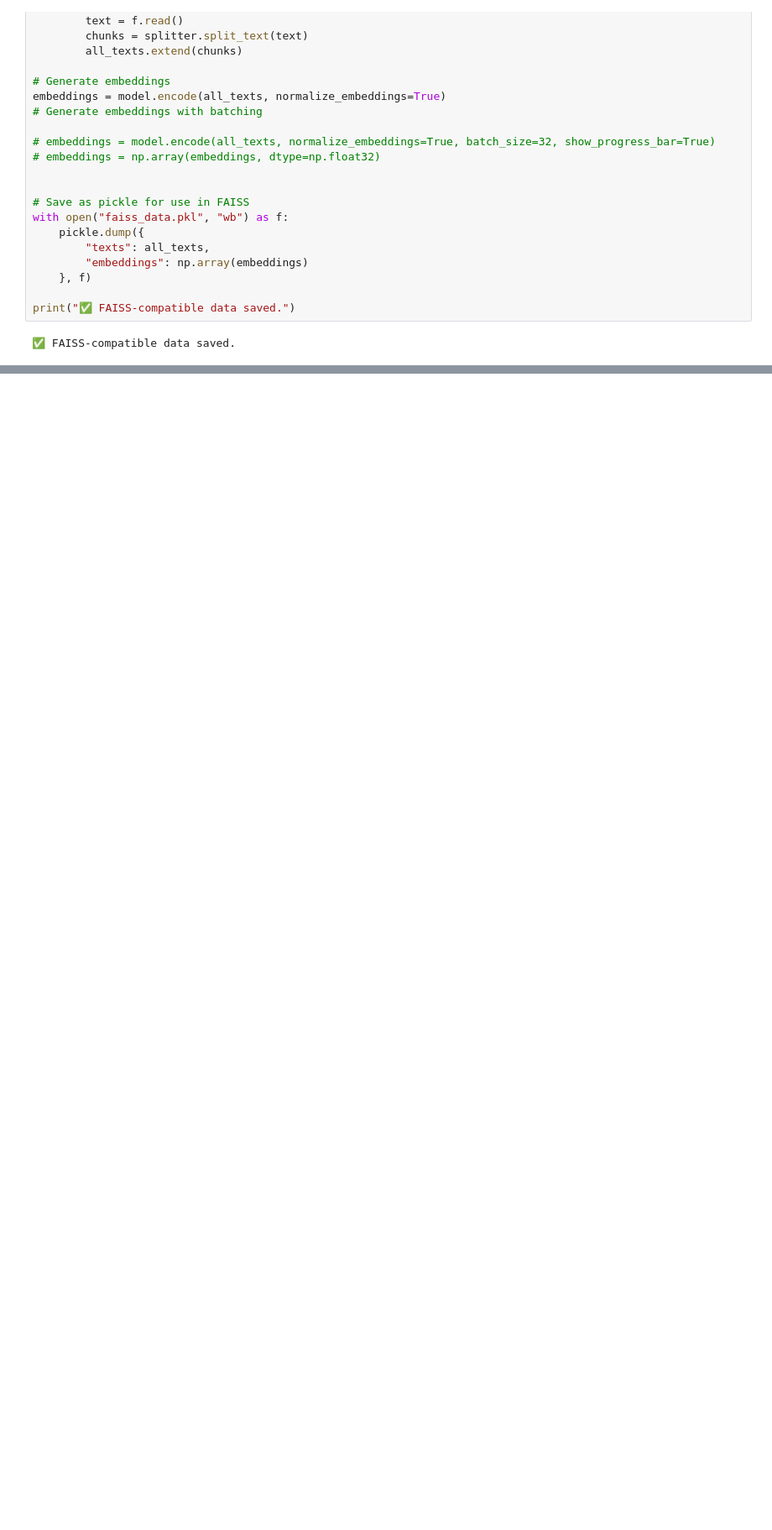
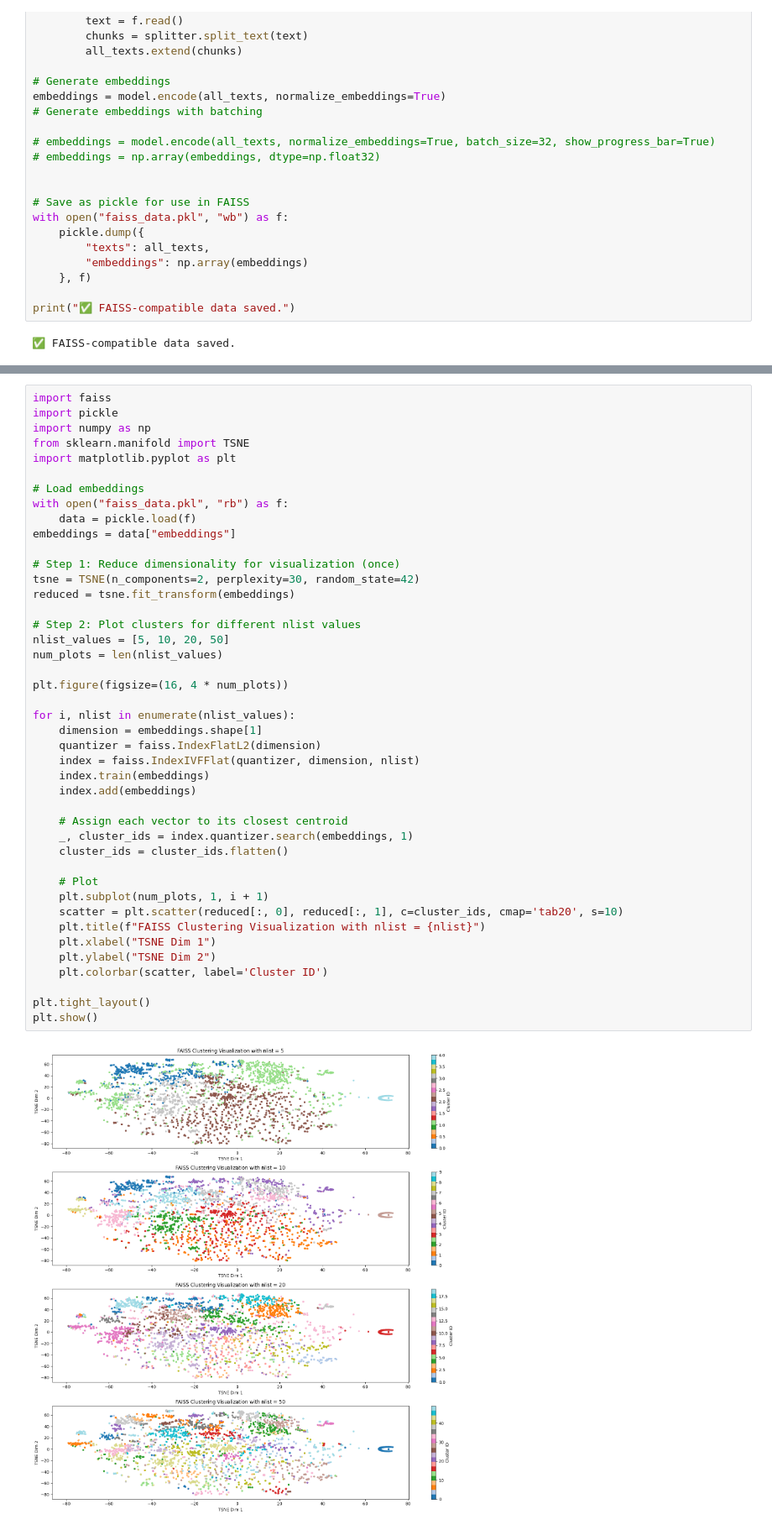
Before and after one commit to EyasuTes/DeepHPC, a Jupyter notebook: rag-server/cluster.ipynb, the cells around one changed output, grey strips where cells are left out. Shown at 84% size. Saved outputs shown, nothing was run; the diff lists cells and outputs as text; blank space fills up the shorter version.

```diff
--- a/rag-server/cluster.ipynb
+++ b/rag-server/cluster.ipynb
@@ -87,0 +87,45 @@ Number of vectors in index: 159
+# %%
+import faiss
+import pickle
+import numpy as np
+from sklearn.manifold import TSNE
+import matplotlib.pyplot as plt
+
+# Load embeddings
+with open("faiss_data.pkl", "rb") as f:
+    data = pickle.load(f)
+embeddings = data["embeddings"]
+
+# Step 1: Reduce dimensionality for visualization (once)
+tsne = TSNE(n_components=2, perplexity=30, random_state=42)
+reduced = tsne.fit_transform(embeddings)
+
+# Step 2: Plot clusters for different nlist values
+nlist_values = [5, 10, 20, 50]
+num_plots = len(nlist_values)
+
+plt.figure(figsize=(16, 4 * num_plots))
+
+for i, nlist in enumerate(nlist_values):
+    dimension = embeddings.shape[1]
+    quantizer = faiss.IndexFlatL2(dimension)
+    index = faiss.IndexIVFFlat(quantizer, dimension, nlist)
+    index.train(embeddings)
+    index.add(embeddings)
+
+    # Assign each vector to its closest centroid
+    _, cluster_ids = index.quantizer.search(embeddings, 1)
+    cluster_ids = cluster_ids.flatten()
+
+    # Plot
+    plt.subplot(num_plots, 1, i + 1)
+    scatter = plt.scatter(reduced[:, 0], reduced[:, 1], c=cluster_ids, cmap='tab20', s=10)
+    plt.title(f"FAISS Clustering Visualization with nlist = {nlist}")
+    plt.xlabel("TSNE Dim 1")
+    plt.ylabel("TSNE Dim 2")
+    plt.colorbar(scatter, label='Cluster ID')
+
+plt.tight_layout()
+plt.show()
+# %% [output]
+[figure, added]
```
Also changed, not shown: parts of 2 cells of this notebook, 8 other files.
